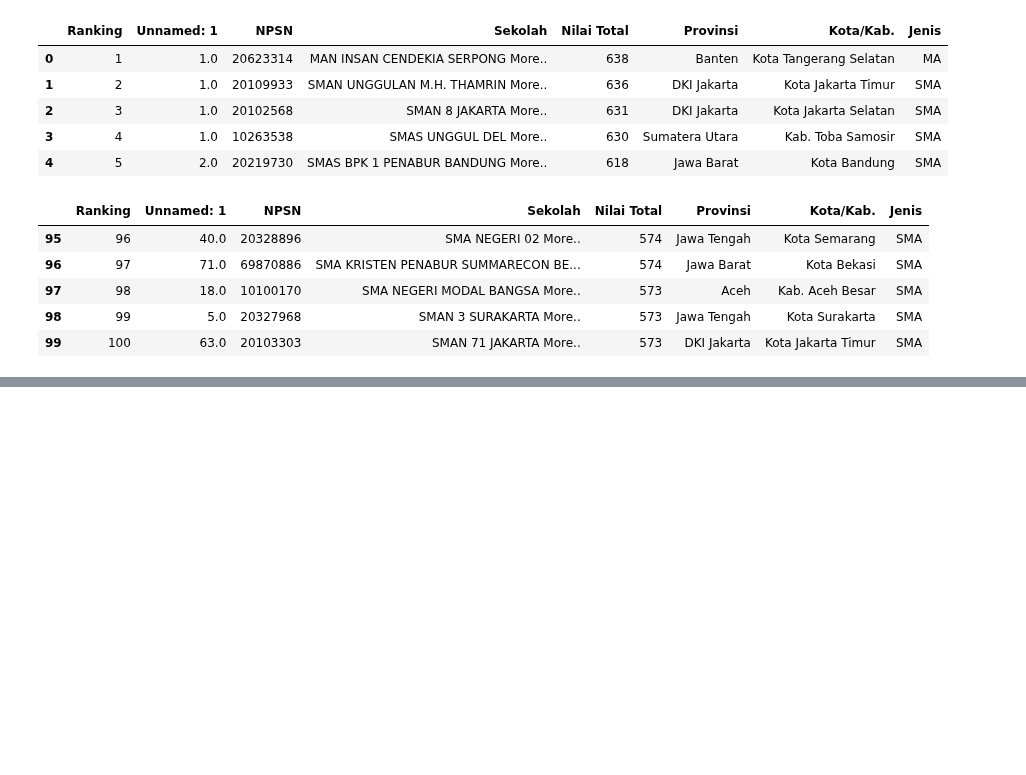
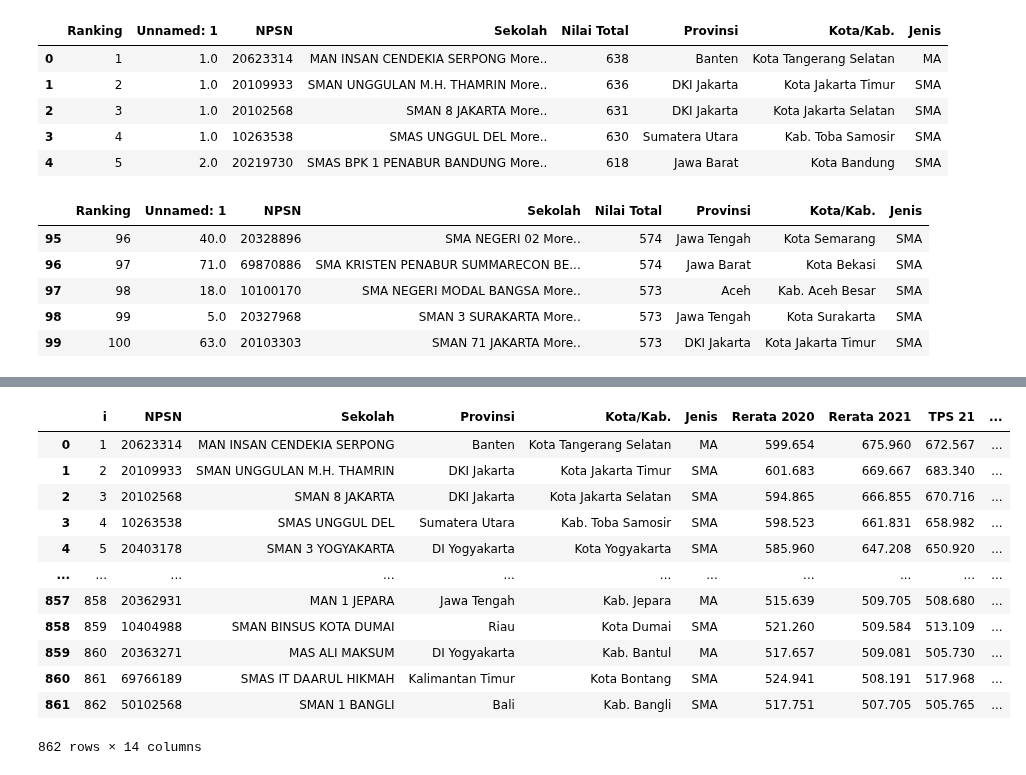
Before and after one commit to layliry/latihanlayli, a Jupyter notebook: 05 pandas - latihan.ipynb, the cells around one changed output, grey strips where cells are left out. Drawn from its saved outputs; the diff is of its cells as text; code cells hidden in the pictures; blank space fills up the shorter version.

```diff
--- a/05 pandas - latihan.ipynb
+++ b/05 pandas - latihan.ipynb
@@ -82,0 +151,17 @@ df_smaterbaik.tail(5)
+# %%
+df_top = pd.read_excel("1000top.xlsx")
+df_top
+# %% [output]
+|  | i | NPSN | Sekolah | Provinsi | Kota/Kab. | Jenis | Rerata 2020 | Rerata 2021 | TPS 21 | ... |
+| 0 | 1 | 20623314 | MAN INSAN CENDEKIA SERPONG | Banten | Kota Tangerang Selatan | MA | 599.654 | 675.960 | 672.567 | ... |
+| 1 | 2 | 20109933 | SMAN UNGGULAN M.H. THAMRIN | DKI Jakarta | Kota Jakarta Timur | SMA | 601.683 | 669.667 | 683.340 | ... |
+| 2 | 3 | 20102568 | SMAN 8 JAKARTA | DKI Jakarta | Kota Jakarta Selatan | SMA | 594.865 | 666.855 | 670.716 | ... |
+| 3 | 4 | 10263538 | SMAS UNGGUL DEL | Sumatera Utara | Kab. Toba Samosir | SMA | 598.523 | 661.831 | 658.982 | ... |
+| 4 | 5 | 20403178 | SMAN 3 YOGYAKARTA | DI Yogyakarta | Kota Yogyakarta | SMA | 585.960 | 647.208 | 650.920 | ... |
+| ... | ... | ... | ... | ... | ... | ... | ... | ... | ... | ... |
+| 857 | 858 | 20362931 | MAN 1 JEPARA | Jawa Tengah | Kab. Jepara | MA | 515.639 | 509.705 | 508.680 | ... |
+| 858 | 859 | 10404988 | SMAN BINSUS KOTA DUMAI | Riau | Kota Dumai | SMA | 521.260 | 509.584 | 513.109 | ... |
+| 859 | 860 | 20363271 | MAS ALI MAKSUM | DI Yogyakarta | Kab. Bantul | MA | 517.657 | 509.081 | 505.730 | ... |
+| 860 | 861 | 69766189 | SMAS IT DAARUL HIKMAH | Kalimantan Timur | Kota Bontang | SMA | 524.941 | 508.191 | 517.968 | ... |
+| 861 | 862 | 50102568 | SMAN 1 BANGLI | Bali | Kab. Bangli | SMA | 517.751 | 507.705 | 505.765 | ... |
+862 rows × 14 columns
```
Also changed, not shown: parts of 9 cells of this notebook, 5 other files.
